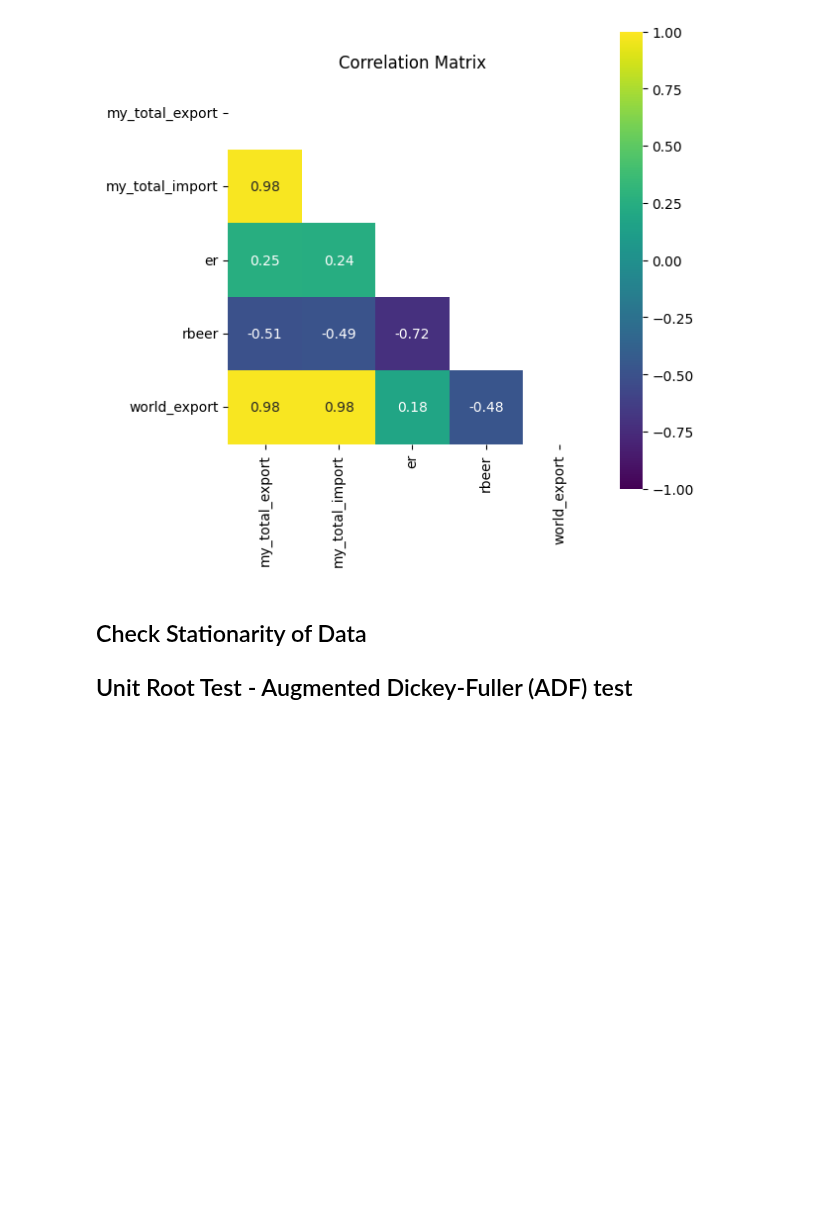
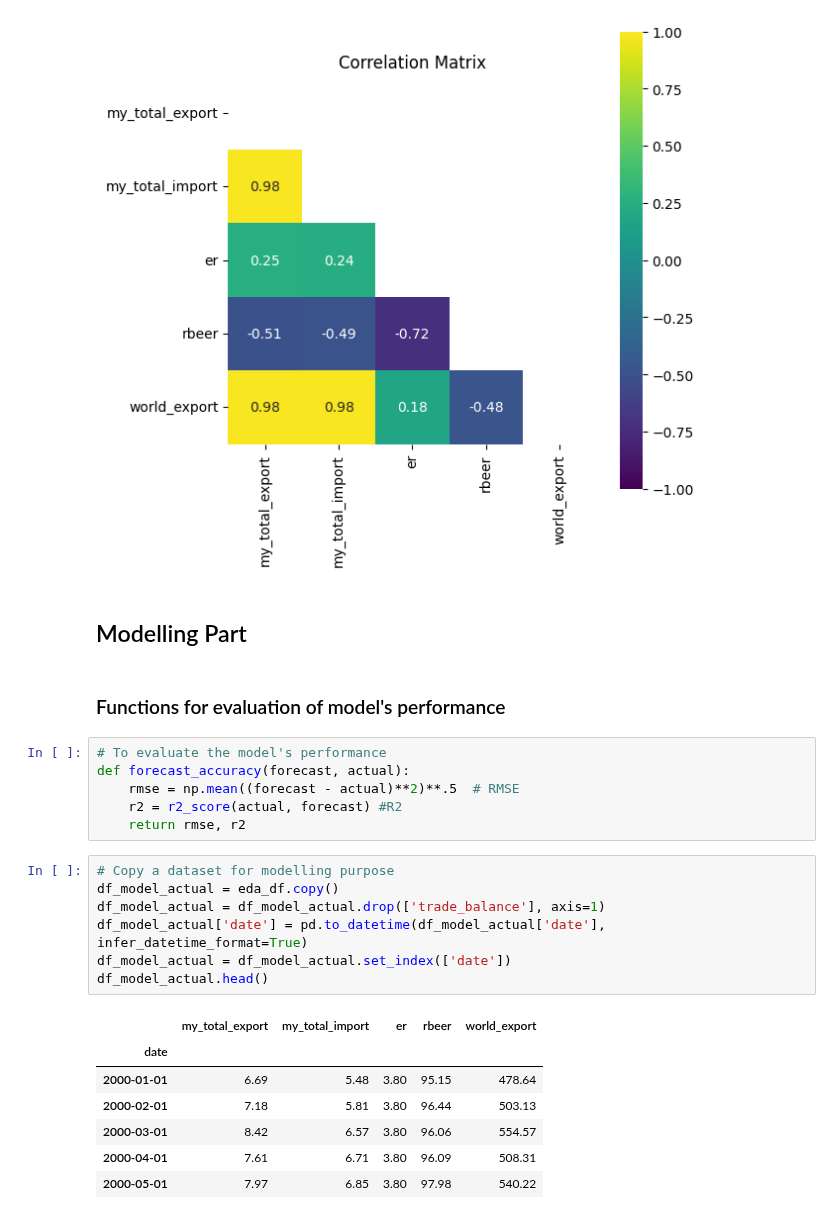
Before and after one commit to jhwong97/wqd7002-forecasting-export-project, a Jupyter notebook: test_code_area.ipynb, the cells around one changed output. Cells and saved outputs as stored; diff of their text form; blank space fills up the shorter version.

```diff
--- a/test_code_area.ipynb
+++ b/test_code_area.ipynb
@@ -971,5 +970,27 @@ plt.show()
 # %% [output]
 [figure]
 # %% [markdown]
-## Check Stationarity of Data
-## Unit Root Test - Augmented Dickey-Fuller (ADF) test
+## Modelling Part
+# %% [markdown]
+### Functions for evaluation of model's performance
+# %%
+# To evaluate the model's performance
+def forecast_accuracy(forecast, actual):
+    rmse = np.mean((forecast - actual)**2)**.5  # RMSE
+    r2 = r2_score(actual, forecast) #R2
+    return rmse, r2
+# %%
+# Copy a dataset for modelling purpose
+df_model_actual = eda_df.copy()
+df_model_actual = df_model_actual.drop(['trade_balance'], axis=1)
+df_model_actual['date'] = pd.to_datetime(df_model_actual['date'], infer_datetime_format=True)
+df_model_actual = df_model_actual.set_index(['date'])
+df_model_actual.head()
+# %% [output]
+|  | my_total_export | my_total_import | er | rbeer | world_export |
+| date |  |  |  |  |  |
+| 2000-01-01 | 6.69 | 5.48 | 3.80 | 95.15 | 478.64 |
+| 2000-02-01 | 7.18 | 5.81 | 3.80 | 96.44 | 503.13 |
+| 2000-03-01 | 8.42 | 6.57 | 3.80 | 96.06 | 554.57 |
+| 2000-04-01 | 7.61 | 6.71 | 3.80 | 96.09 | 508.31 |
+| 2000-05-01 | 7.97 | 6.85 | 3.80 | 97.98 | 540.22 |
```
Also changed, not shown: parts of 8 cells of this notebook.
